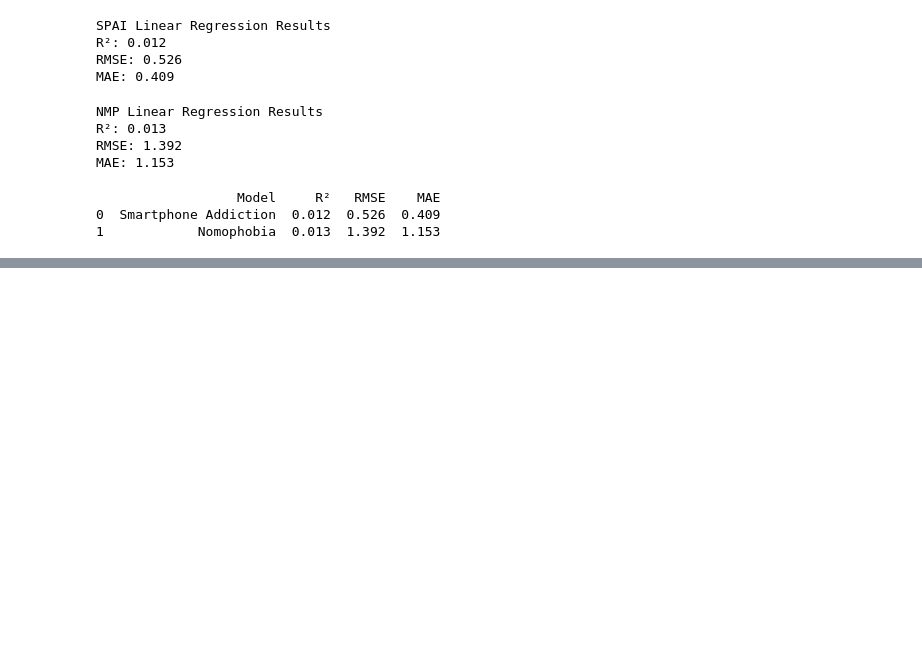
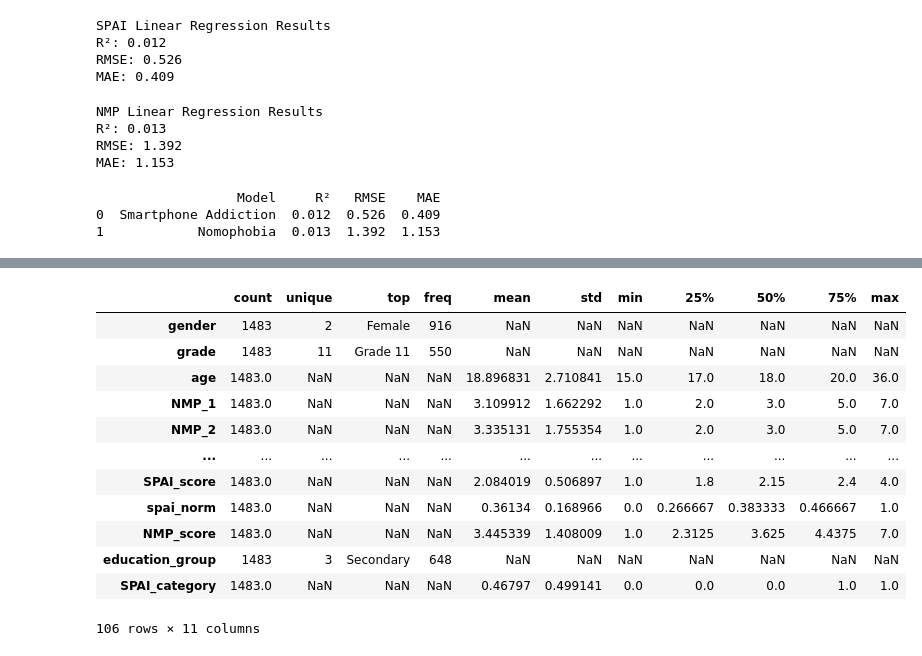
Before and after one commit to oluwapelumiolaniyan2-cmd/ProjectTemplate, a Jupyter notebook: notebooks/1_No.ipynb, the cells around one changed output, grey strips where cells are left out. Drawn from its saved outputs; the diff is of its cells as text; code cells hidden in the pictures; blank space fills up the shorter version.

```diff
--- a/notebooks/1_No.ipynb
+++ b/notebooks/1_No.ipynb
@@ -1160,0 +1201,27 @@ print(results.round(3))
+# %%
+# Recreate NMP score from the 16 questionnaire items
+nmp_columns = [f"NMP_{i}" for i in range(1, 17)]
+
+df_clean["NMP_score"] = df_clean[nmp_columns].mean(axis=1)
+
+# Recreate education groups
+education_groups = {
+    "Grade 10": "Secondary",
+    "Grade 11": "Secondary",
+    "Grade 12": "Secondary",
+    "Freshman": "Undergraduate",
+    "Sophomore": "Undergraduate",
+    "Junior": "Undergraduate",
+    "Senior": "Undergraduate",
+    "Grade 1 Master": "Postgraduate",
+    "Grade 2 Master": "Postgraduate",
+    "Grade 3 Master": "Postgraduate",
+    "Doctor": "Postgraduate"
+}
+
+df_clean["education_group"] = df_clean["grade"].map(education_groups)
+
+# Check results
+print(df_clean[["NMP_score", "SPAI_score", "gender", "education_group"]].head())
+
+print(df_clean["education_group"].value_counts())
@@ -1160,0 +1359,8 @@ print(results.round(3))
+# %%
+median_spai = df_clean["SPAI_score"].median()
+
+df_clean["SPAI_category"] = (
+    df_clean["SPAI_score"] > median_spai
+).astype(int)
+
+print(df_clean["SPAI_category"].value_counts())
@@ -1160,0 +1665,16 @@ print(results.round(3))
+# %%
+df_clean.describe(include="all").T
+# %% [output]
+|  | count | unique | top | freq | mean | std | min | 25% | 50% | 75% | max |
+| gender | 1483 | 2 | Female | 916 | NaN | NaN | NaN | NaN | NaN | NaN | NaN |
+| grade | 1483 | 11 | Grade 11 | 550 | NaN | NaN | NaN | NaN | NaN | NaN | NaN |
+| age | 1483.0 | NaN | NaN | NaN | 18.896831 | 2.710841 | 15.0 | 17.0 | 18.0 | 20.0 | 36.0 |
+| NMP_1 | 1483.0 | NaN | NaN | NaN | 3.109912 | 1.662292 | 1.0 | 2.0 | 3.0 | 5.0 | 7.0 |
+| NMP_2 | 1483.0 | NaN | NaN | NaN | 3.335131 | 1.755354 | 1.0 | 2.0 | 3.0 | 5.0 | 7.0 |
+| ... | ... | ... | ... | ... | ... | ... | ... | ... | ... | ... | ... |
+| SPAI_score | 1483.0 | NaN | NaN | NaN | 2.084019 | 0.506897 | 1.0 | 1.8 | 2.15 | 2.4 | 4.0 |
+| spai_norm | 1483.0 | NaN | NaN | NaN | 0.36134 | 0.168966 | 0.0 | 0.266667 | 0.383333 | 0.466667 | 1.0 |
+| NMP_score | 1483.0 | NaN | NaN | NaN | 3.445339 | 1.408009 | 1.0 | 2.3125 | 3.625 | 4.4375 | 7.0 |
+| education_group | 1483 | 3 | Secondary | 648 | NaN | NaN | NaN | NaN | NaN | NaN | NaN |
+| SPAI_category | 1483.0 | NaN | NaN | NaN | 0.46797 | 0.499141 | 0.0 | 0.0 | 0.0 | 1.0 | 1.0 |
+106 rows × 11 columns
```
Also changed, not shown: parts of 67 cells of this notebook.
